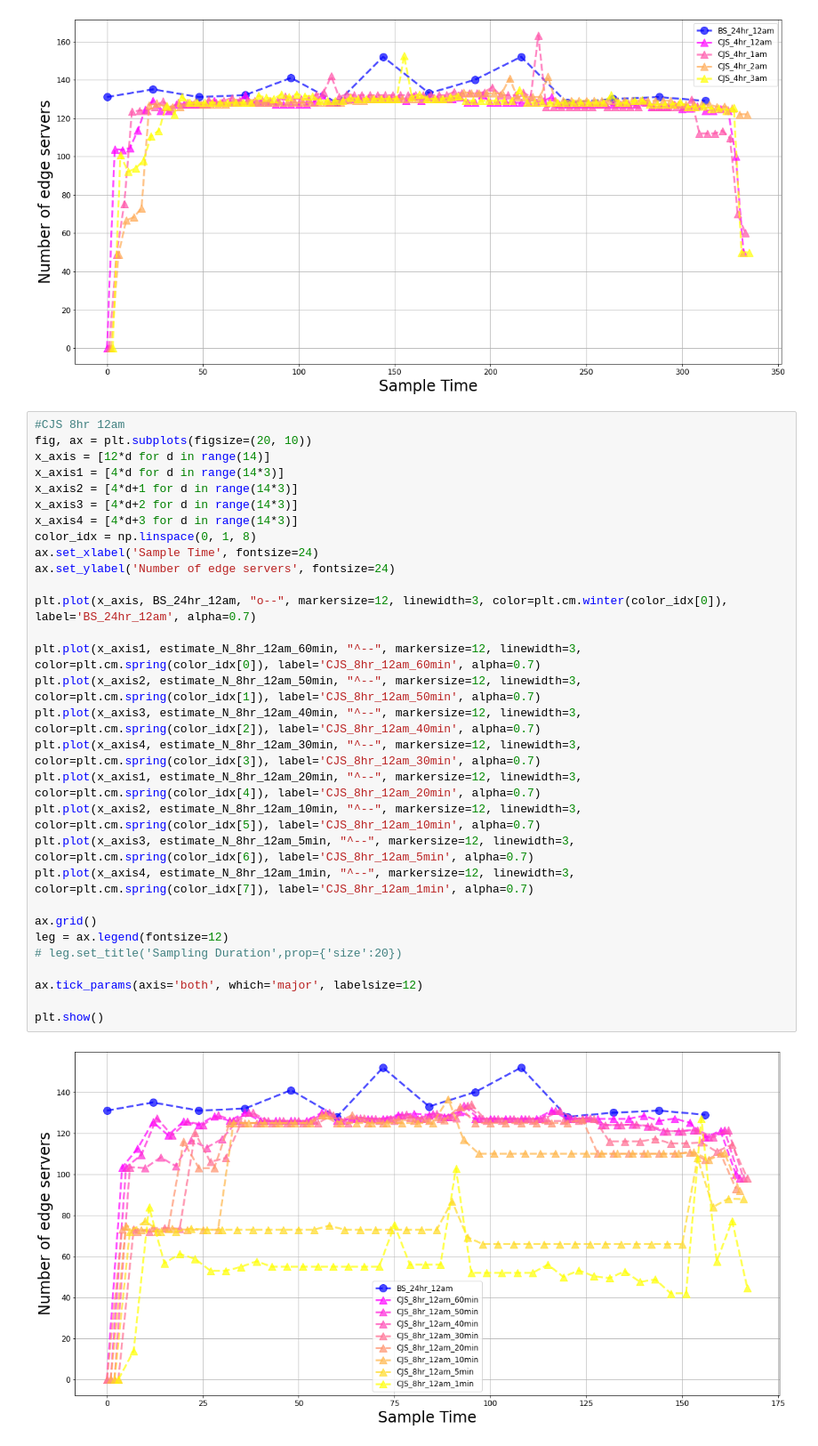
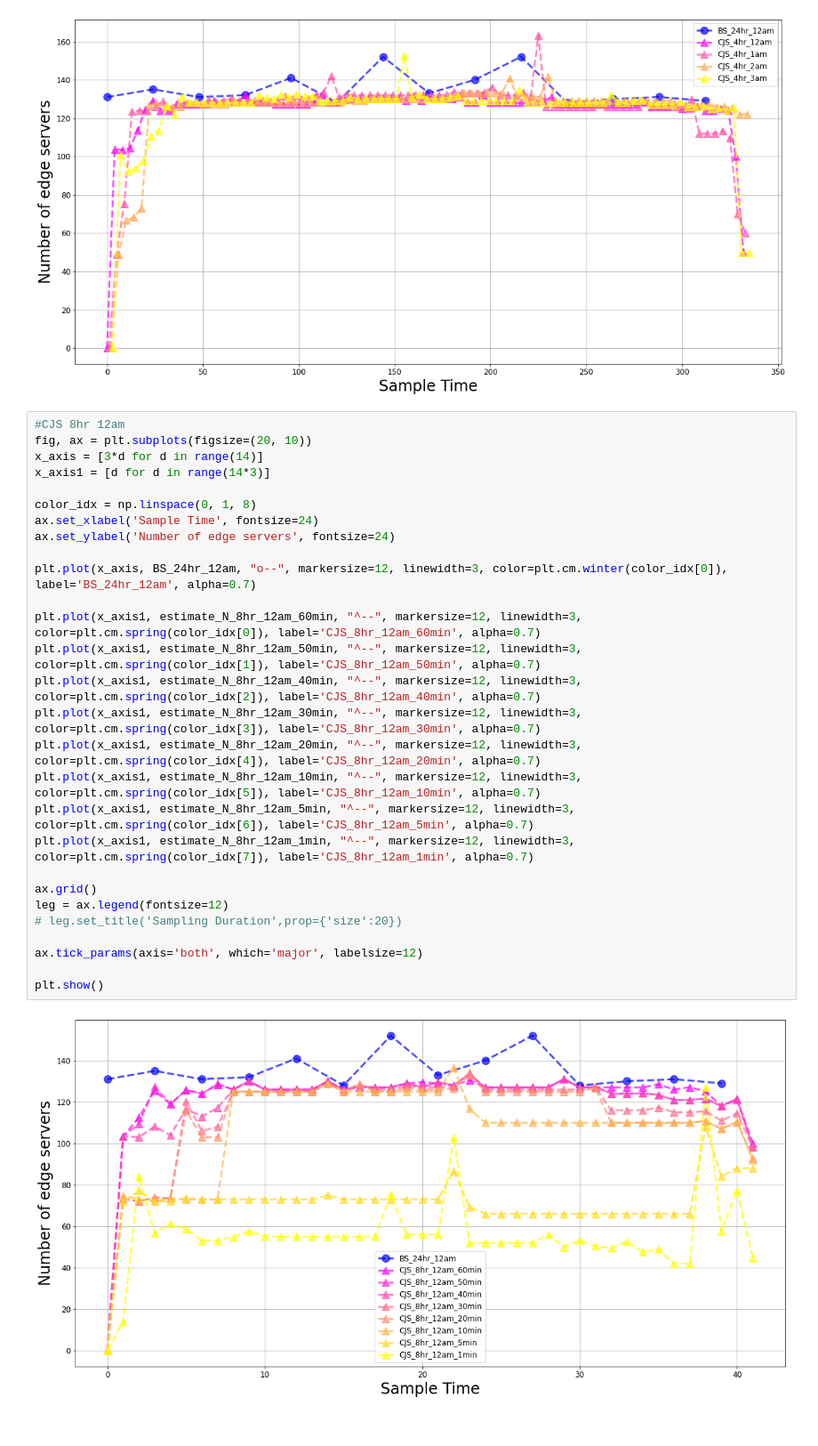
Before and after one commit to jill880829/CJS-Server-Size-Estimation, a Jupyter notebook: CJS-us.ipynb, the cells around one changed output. Shown at 89% size. Cells and saved outputs as stored; diff of their text form.

```diff
--- a/CJS-us.ipynb
+++ b/CJS-us.ipynb
@@ -3198,35 +3198,33 @@ plt.show()
 # %%
 #CJS 8hr 12am
 fig, ax = plt.subplots(figsize=(20, 10))
-x_axis = [12*d for d in range(14)]
-x_axis1 = [4*d for d in range(14*3)]
-x_axis2 = [4*d+1 for d in range(14*3)]
-x_axis3 = [4*d+2 for d in range(14*3)]
-x_axis4 = [4*d+3 for d in range(14*3)]
+x_axis = [3*d for d in range(14)]
+x_axis1 = [d for d in range(14*3)]
+
 color_idx = np.linspace(0, 1, 8)
 ax.set_xlabel('Sample Time', fontsize=24)
 ax.set_ylabel('Number of edge servers', fontsize=24)
 
 plt.plot(x_axis, BS_24hr_12am, "o--", markersize=12, linewidth=3, color=plt.cm.winter(color_idx[0]), label='BS_24hr_12am', alpha=0.7)
 
 plt.plot(x_axis1, estimate_N_8hr_12am_60min, "^--", markersize=12, linewidth=3, color=plt.cm.spring(color_idx[0]), label='CJS_8hr_12am_60min', alpha=0.7)
-plt.plot(x_axis2, estimate_N_8hr_12am_50min, "^--", markersize=12, linewidth=3, color=plt.cm.spring(color_idx[1]), label='CJS_8hr_12am_50min', alpha=0.7)
-plt.plot(x_axis3, estimate_N_8hr_12am_40min, "^--", markersize=12, linewidth=3, color=plt.cm.spring(color_idx[2]), label='CJS_8hr_12am_40min', alpha=0.7)
-plt.plot(x_axis4, estimate_N_8hr_12am_30min, "^--", markersize=12, linewidth=3, color=plt.cm.spring(color_idx[3]), label='CJS_8hr_12am_30min', alpha=0.7)
+plt.plot(x_axis1, estimate_N_8hr_12am_50min, "^--", markersize=12, linewidth=3, color=plt.cm.spring(color_idx[1]), label='CJS_8hr_12am_50min', alpha=0.7)
+plt.plot(x_axis1, estimate_N_8hr_12am_40min, "^--", markersize=12, linewidth=3, color=plt.cm.spring(color_idx[2]), label='CJS_8hr_12am_40min', alpha=0.7)
+plt.plot(x_axis1, estimate_N_8hr_12am_30min, "^--", markersize=12, linewidth=3, color=plt.cm.spring(color_idx[3]), label='CJS_8hr_12am_30min', alpha=0.7)
 plt.plot(x_axis1, estimate_N_8hr_12am_20min, "^--", markersize=12, linewidth=3, color=plt.cm.spring(color_idx[4]), label='CJS_8hr_12am_20min', alpha=0.7)
-plt.plot(x_axis2, estimate_N_8hr_12am_10min, "^--", markersize=12, linewidth=3, color=plt.cm.spring(color_idx[5]), label='CJS_8hr_12am_10min', alpha=0.7)
-plt.plot(x_axis3, estimate_N_8hr_12am_5min, "^--", markersize=12, linewidth=3, color=plt.cm.spring(color_idx[6]), label='CJS_8hr_12am_5min', alpha=0.7)
-plt.plot(x_axis4, estimate_N_8hr_12am_1min, "^--", markersize=12, linewidth=3, color=plt.cm.spring(color_idx[7]), label='CJS_8hr_12am_1min', alpha=0.7)
+plt.plot(x_axis1, estimate_N_8hr_12am_10min, "^--", markersize=12, linewidth=3, color=plt.cm.spring(color_idx[5]), label='CJS_8hr_12am_10min', alpha=0.7)
+plt.plot(x_axis1, estimate_N_8hr_12am_5min, "^--", markersize=12, linewidth=3, color=plt.cm.spring(color_idx[6]), label='CJS_8hr_12am_5min', alpha=0.7)
+plt.plot(x_axis1, estimate_N_8hr_12am_1min, "^--", markersize=12, linewidth=3, color=plt.cm.spring(color_idx[7]), label='CJS_8hr_12am_1min', alpha=0.7)
 
 ax.grid()
 leg = ax.legend(fontsize=12)
 # leg.set_title('Sampling Duration',prop={'size':20})
 
 ax.tick_params(axis='both', which='major', labelsize=12)
 
 plt.show()
 # %% [output]
-[figure, old version]
+[figure, new version]
 # %%
 #CJS 8hr 2am
 fig, ax = plt.subplots(figsize=(20, 10))
```
Also changed, not shown: parts of 8 cells of this notebook.
